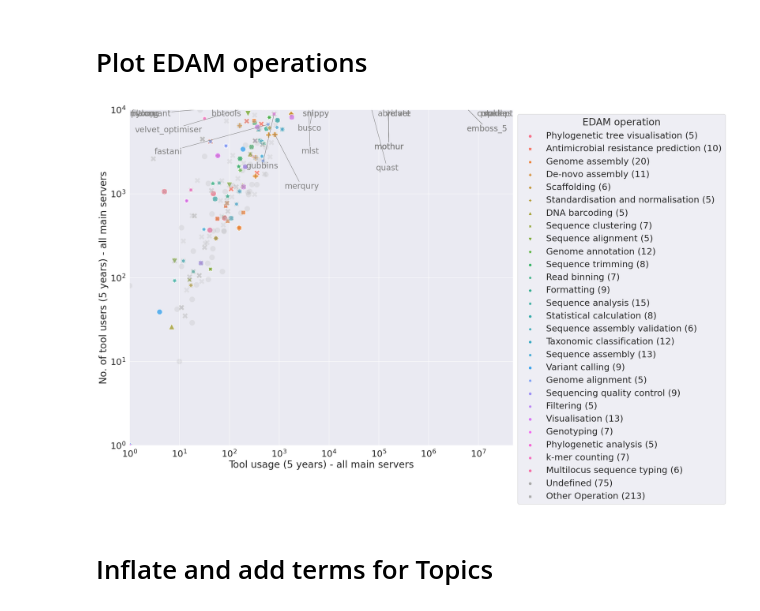
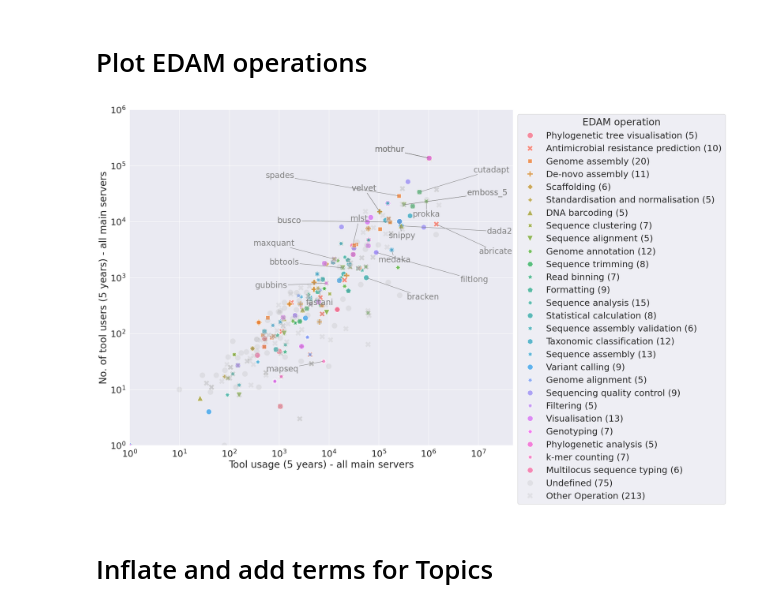
Before and after one commit to usegalaxy-eu/microgalaxy_paper_2025, a Jupyter notebook: bin/Extra Jupyternotebook scripts/tools.ipynb, the cells around one changed output. Drawn from its saved outputs; the diff is of its cells as text; code cells hidden in the pictures.

```diff
--- a/bin/Extra Jupyternotebook scripts/tools.ipynb
+++ b/bin/Extra Jupyternotebook scripts/tools.ipynb
@@ -14,7 +12,7 @@ Warning: SQLite3 version 3.40.0 and 3.41.2 have huge performance regressions; pl
 # %% [markdown]
 # Get the data from the CoDex
 # %%
-source = "https://raw.githubusercontent.com/galaxyproject/galaxy_codex/refs/heads/main/communities/microgalaxy/resources/tools.tsv"
+source = "https://raw.githubusercontent.com/galaxyproject/galaxy_codex/refs/heads/main/communities/microgalaxy/resources/curated_tools.tsv"
 
 df = pd.read_csv(source, sep="\t")
 print(df.columns)
@@ -44,6 +42,10 @@ Index(['Galaxy wrapper id', 'Galaxy tool ids', 'Description', 'bio.tool id',
 | 3 | abricate | abricate, abricate_list, abricate... | Mass screening of contigs for ant... | ABRicate | ABRicate | NaN | ABRicate | ... |
 | 4 | abritamr | abritamr | A pipeline for running AMRfinderP... | abritamr | abritamr | NaN | abriTAMR | ... |
 5 rows × 78 columns
+# %%
+# Swap the values of the two columns sicne they are wrong in the CoDex ATM - remove when fixed !
+df[['Tool usage (5 years) - all main servers', 'No. of tool users (5 years) - all main servers']] = \
+df[['No. of tool users (5 years) - all main servers', 'Tool usage (5 years) - all main servers']]
 # %% [markdown]
 # Plot new tools over time
 # %%
@@ -153,7 +155,7 @@ plt.xscale('log')
 plt.yscale('log')
 
 # increase limit to show all labels
-ax.set(ylim=(1, 10000), xlim=(1,50000000))
+ax.set(ylim=(1, 1000000), xlim=(1,50000000))
 
 ##########################################
 # label highest used tools for each group
@@ -175,34 +177,35 @@ for i, row in df_inflated_mod_slice.iterrows():
     texts.append(t)
 
 # automatically adjust labels
 adjust_text(texts, expand=(3, 2), arrowprops=dict(arrowstyle='->', color='grey'))
 
 
 # more legend outside of plot
 sns.move_legend(ax, "upper left", bbox_to_anchor=(1, 1))
 
 ##############################
 # Rename the legend to add the counts
 ##############################
 
 # get value counts again
 value_counts = df_inflated_mod_operation["EDAM operation single"].value_counts()
 
 for i, k in value_counts.items():
     for text in ax2.get_legend().texts:
         if i == text.get_text():
             text.set_text(f'{i} ({k})')
 
 ax2.get_legend().set_title("EDAM operation")
 
 #title
 # plt.title("microGalaxy Tool Catalogue")
 
 
 #save
 plt.savefig("../../results/jupyternotebook results/tools_operations_together.png", bbox_inches='tight')
+plt.savefig("../../results/jupyternotebook results/tools_operations_together.svg", bbox_inches='tight')
 # %% [output]
-[figure, old version]
+[figure, new version]
 # %% [markdown]
 # Inflate and add terms for Topics
 # %%
```
Also changed, not shown: parts of 3 cells of this notebook, 3 other files.
